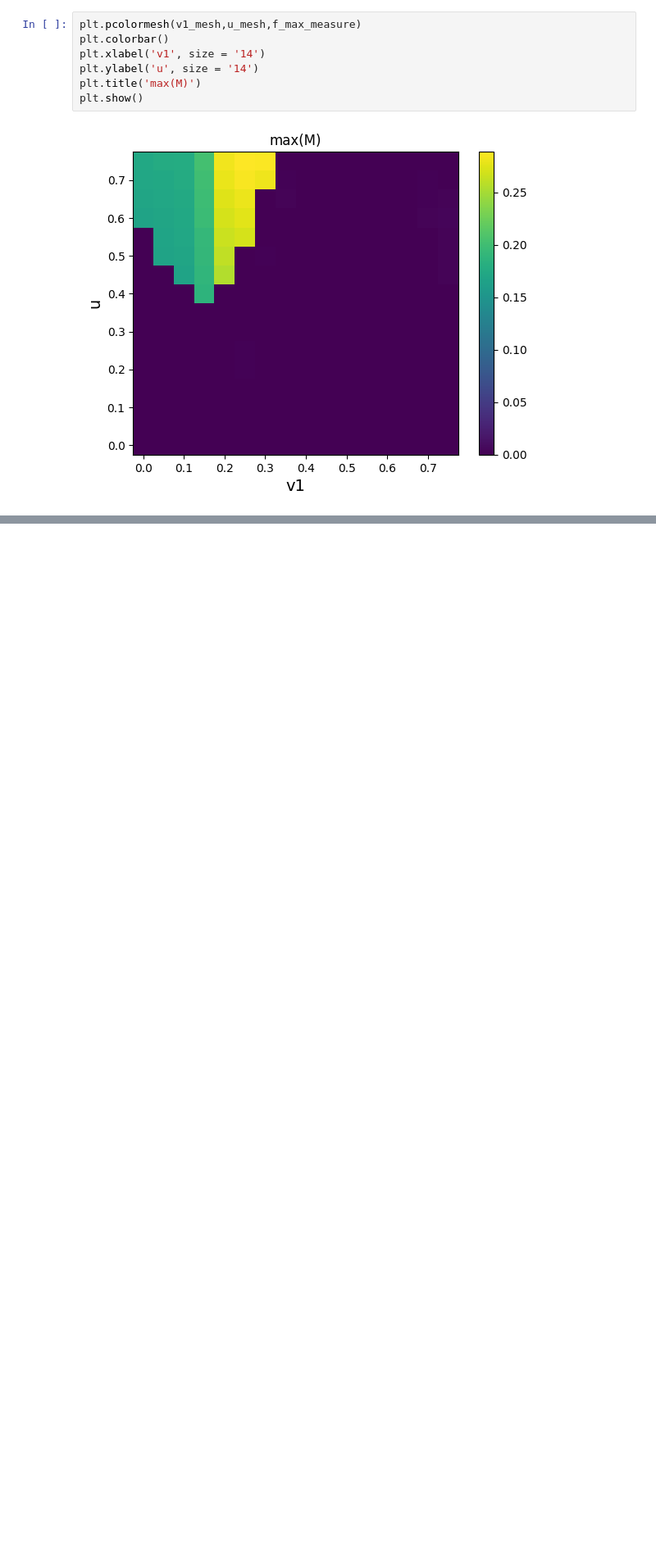
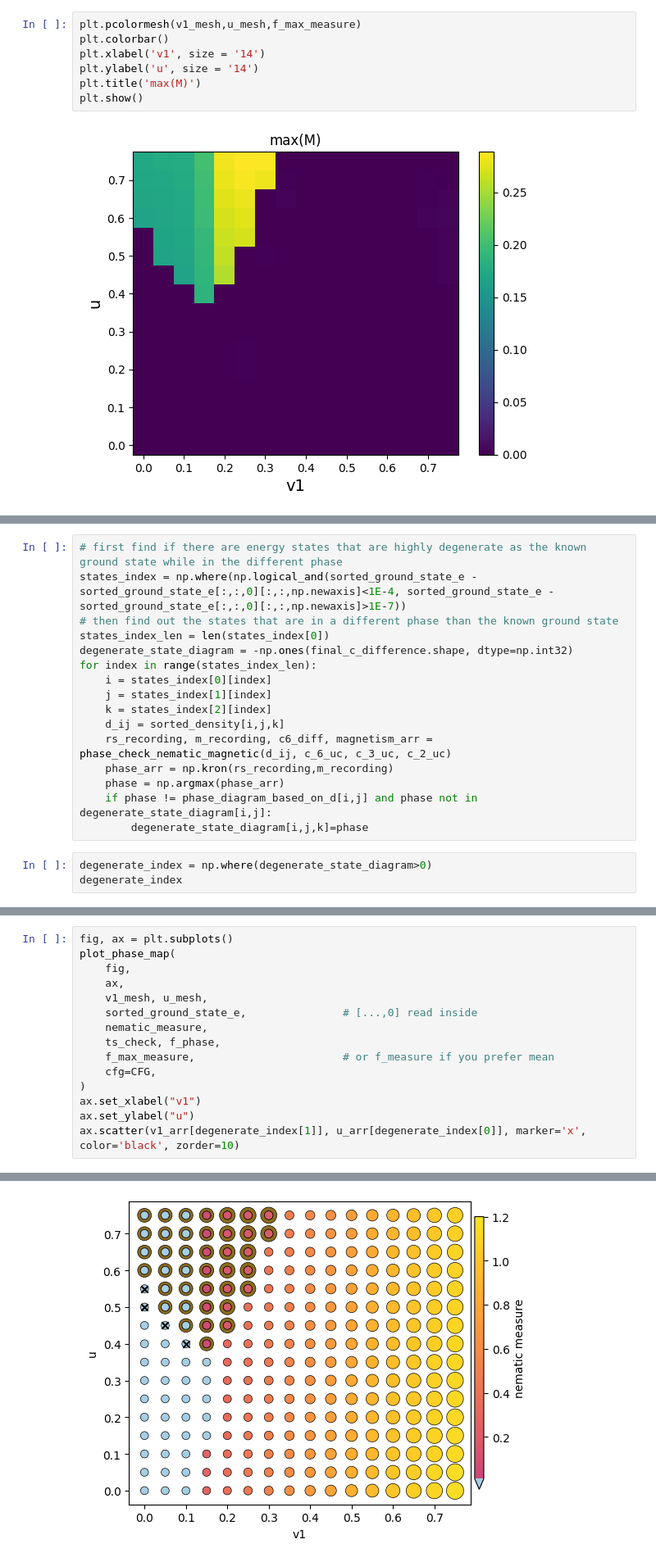
Before and after one commit to yumannhe/SCHF_auto_collinear, a Jupyter notebook: data_analysis/fixed_filling/1_1/phase_diagram_filling_1p5_t_4em4_GPU_v1_v2_scaling.ipynb, the cells around one changed output, grey strips where cells are left out. Shown at 82% size. Cells and saved outputs as stored; diff of their text form; blank space fills up the shorter version.

```diff
--- a/data_analysis/fixed_filling/1_1/phase_diagram_filling_1p5_t_4em4_GPU_v1_v2_scaling.ipynb
+++ b/data_analysis/fixed_filling/1_1/phase_diagram_filling_1p5_t_4em4_GPU_v1_v2_scaling.ipynb
@@ -163,0 +166,19 @@ plt.show()
+# %%
+# first find if there are energy states that are highly degenerate as the known ground state while in the different phase
+states_index = np.where(np.logical_and(sorted_ground_state_e - sorted_ground_state_e[:,:,0][:,:,np.newaxis]<1E-4, sorted_ground_state_e - sorted_ground_state_e[:,:,0][:,:,np.newaxis]>1E-7))
+# then find out the states that are in a different phase than the known ground state
+states_index_len = len(states_index[0])
+degenerate_state_diagram = -np.ones(final_c_difference.shape, dtype=np.int32)
+for index in range(states_index_len):
+    i = states_index[0][index]
+    j = states_index[1][index]
+    k = states_index[2][index]
+    d_ij = sorted_density[i,j,k]
+    rs_recording, m_recording, c6_diff, magnetism_arr = phase_check_nematic_magnetic(d_ij, c_6_uc, c_3_uc, c_2_uc)
+    phase_arr = np.kron(rs_recording,m_recording)
+    phase = np.argmax(phase_arr)
+    if phase != phase_diagram_based_on_d[i,j] and phase not in degenerate_state_diagram[i,j]:
+        degenerate_state_diagram[i,j,k]=phase
+# %%
+degenerate_index = np.where(degenerate_state_diagram>0)
+degenerate_index
@@ -163,0 +193,16 @@ plt.show()
+# %%
+fig, ax = plt.subplots()
+plot_phase_map(
+    fig,
+    ax,
+    v1_mesh, u_mesh,
+    sorted_ground_state_e,               # [...,0] read inside
+    nematic_measure,
+    ts_check, f_phase,
+    f_max_measure,                       # or f_measure if you prefer mean
+    cfg=CFG,
+)
+ax.set_xlabel("v1")
+ax.set_ylabel("u")
+ax.scatter(v1_arr[degenerate_index[1]], u_arr[degenerate_index[0]], marker='x', color='black', zorder=10)
+# %% [output]
@@ -163,0 +210 @@ plt.show()
+[figure, added]
```
Also changed, not shown: parts of 6 cells of this notebook, 9 other files.
